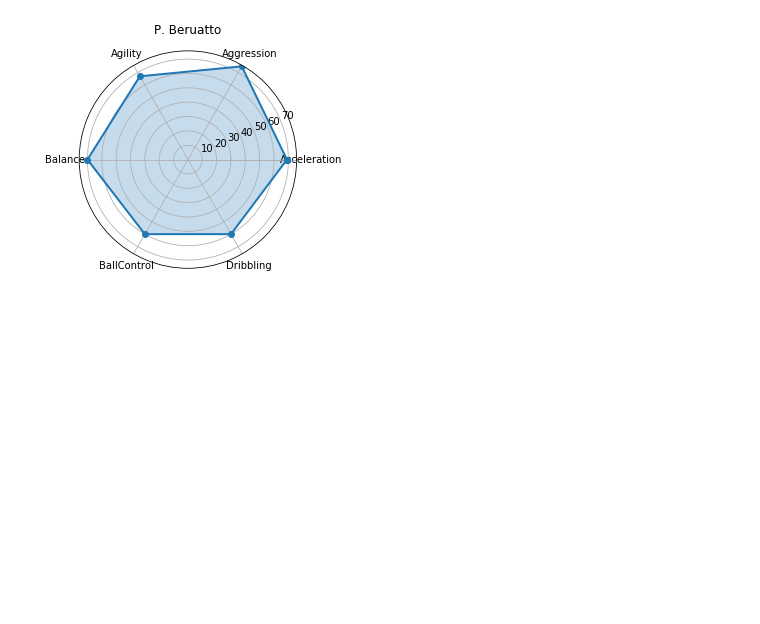
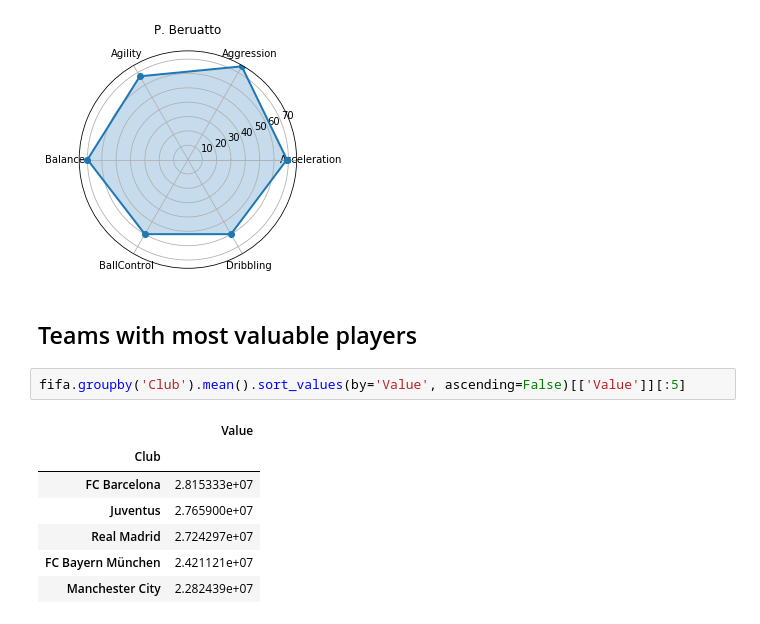
Before and after one commit to alvarofc/FIFA19, a Jupyter notebook: FIFA19.ipynb, the cells around one changed output. Cells and saved outputs as stored; diff of their text form; blank space fills up the shorter version.

```diff
--- a/FIFA19.ipynb
+++ b/FIFA19.ipynb
@@ -142,3 +146,15 @@ for i in range(len(defense)):
 [figure]
 [figure]
 [figure]
+# %% [markdown]
+## Teams with most valuable players
+# %%
+fifa.groupby('Club').mean().sort_values(by='Value', ascending=False)[['Value']][:5]
+# %% [output]
+|  | Value |
+| Club |  |
+| FC Barcelona | 2.815333e+07 |
+| Juventus | 2.765900e+07 |
+| Real Madrid | 2.724297e+07 |
+| FC Bayern München | 2.421121e+07 |
+| Manchester City | 2.282439e+07 |
```
Also changed, not shown: parts of 8 cells of this notebook.
